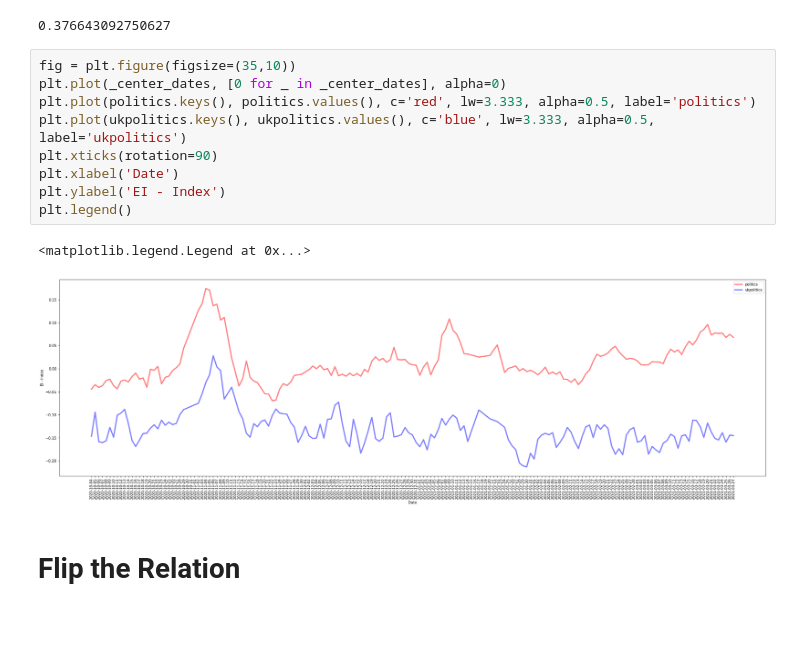
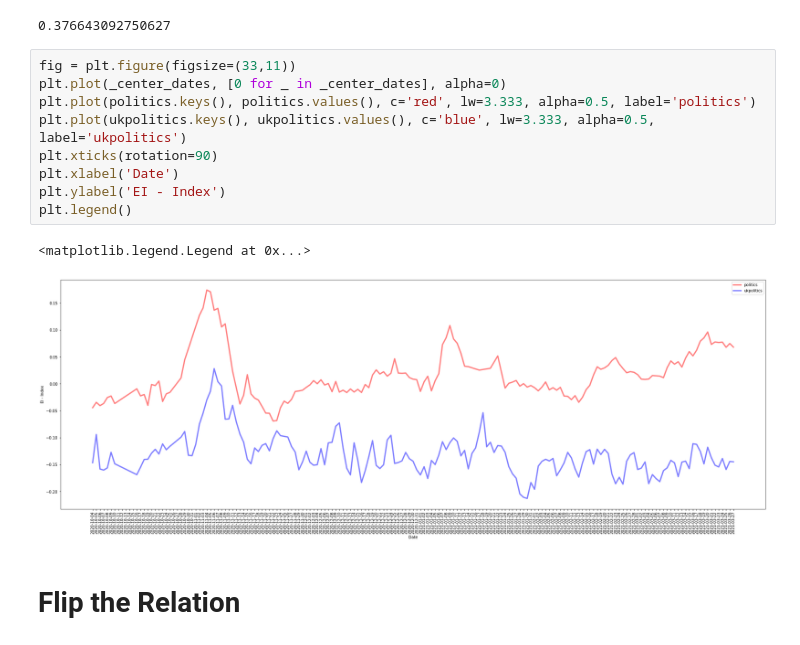
Before and after one commit to casonk/pushshift_python, a Jupyter notebook: Great_Lakes_HPC/ipynbs/insurrection/correlation.ipynb, the cells around one changed output. Saved outputs shown, nothing was run; the diff lists cells and outputs as text.

```diff
--- a/Great_Lakes_HPC/ipynbs/insurrection/correlation.ipynb
+++ b/Great_Lakes_HPC/ipynbs/insurrection/correlation.ipynb
@@ -207,17 +207,17 @@ correlation(politics.values(), ukpolitics.values())
 # %% [output]
 0.376643092750627
 # %%
-fig = plt.figure(figsize=(35,10))
+fig = plt.figure(figsize=(33,11))
 plt.plot(_center_dates, [0 for _ in _center_dates], alpha=0)
 plt.plot(politics.keys(), politics.values(), c='red', lw=3.333, alpha=0.5, label='politics')
 plt.plot(ukpolitics.keys(), ukpolitics.values(), c='blue', lw=3.333, alpha=0.5, label='ukpolitics')
 plt.xticks(rotation=90)
 plt.xlabel('Date')
 plt.ylabel('EI - Index')
 plt.legend()
 # %% [output]
 <matplotlib.legend.Legend at 0x...>
-[figure, old version]
+[figure, new version]
 # %% [markdown]
 # Flip the Relation
 # %%
```
Also changed, not shown: parts of 5 cells of this notebook.
